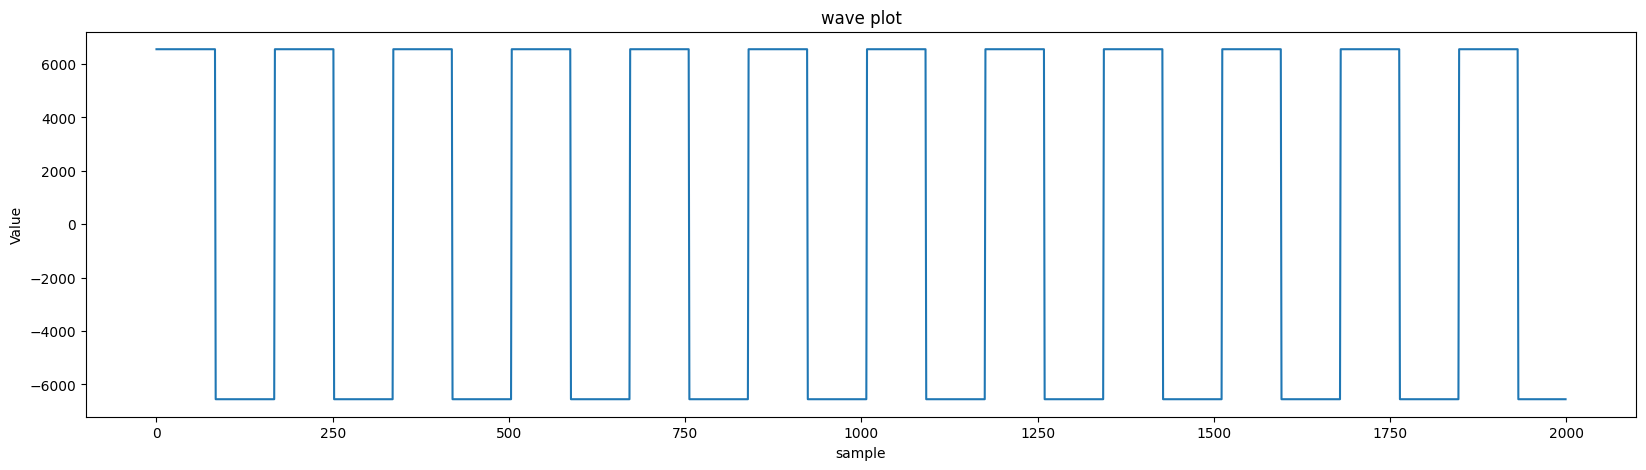
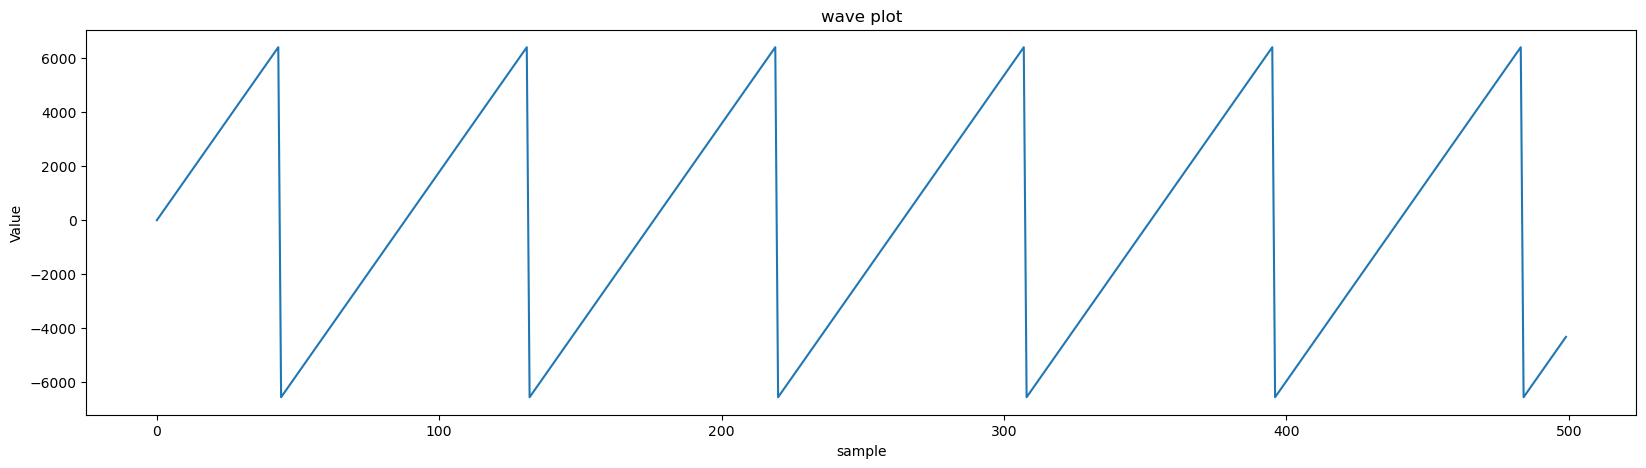
The change to this notebook cell's code, shown as a diff; its figure went from the first image to the second:
--- before
+++ after
@@ -2,7 +2,7 @@
 time = 1
 freq = BASE_NOTES_HERTZ['C']
-data = generateByteWaveTable(sampleRate,time,sqr_wave,freq,0.2)
+data = generateByteWaveTable(sampleRate,time,saw_wave,500,0.2)
 plt.figure(figsize=(20, 5))  # Sets width to 10 inches, height to 6 inches
-plt.plot(data[:2000])
+plt.plot(data[:500])
 plt.xlabel('sample')
 plt.ylabel('Value')

Commit: adding sound effects